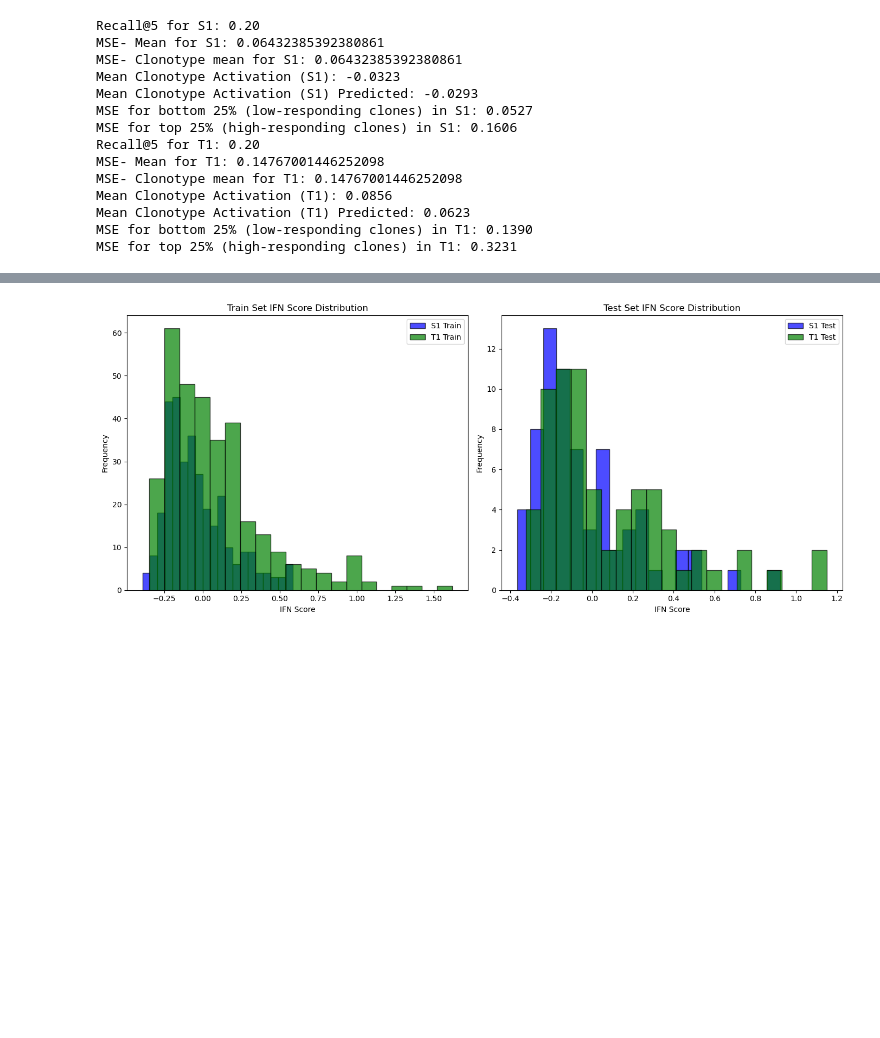
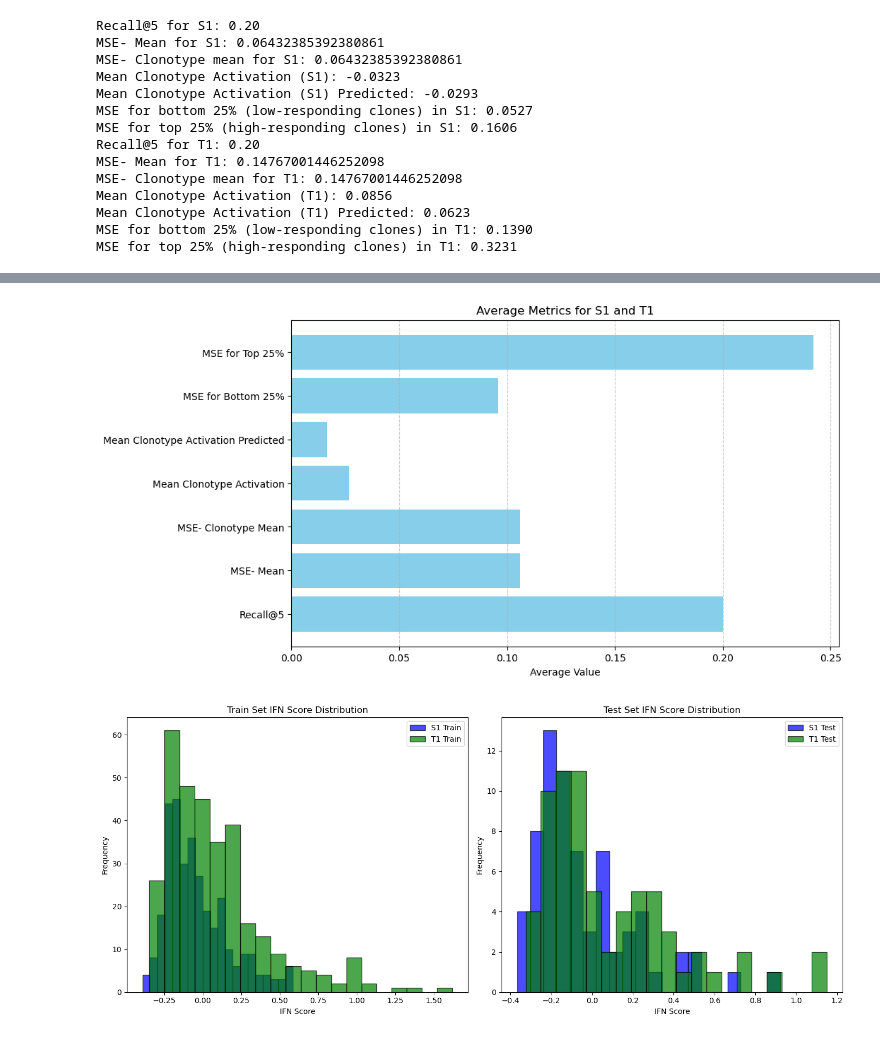
Before and after one commit to SchubertLab/VaccineSimulator, a Jupyter notebook: notebooks/model_notebooks/pipeline_timepoint.ipynb, the cells around one changed output, grey strips where cells are left out. Cells and saved outputs as stored; diff of their text form; code cells hidden in the pictures; blank space fills up the shorter version.

```diff
--- a/notebooks/model_notebooks/pipeline_timepoint.ipynb
+++ b/notebooks/model_notebooks/pipeline_timepoint.ipynb
@@ -530,3 +593,29 @@ MSE for top 25% (high-responding clones) in T1: 0.3231
+# %%
+import matplotlib.pyplot as plt
+import numpy as np
+
+# Data
+categories = [
+    "Recall@5", "MSE- Mean", "MSE- Clonotype Mean",
+    "Mean Clonotype Activation", "Mean Clonotype Activation Predicted",
+    "MSE for Bottom 25%", "MSE for Top 25%"
+]
+
+s1_values = [0.20, 0.0643, 0.0643, -0.0323, -0.0293, 0.0527, 0.1606]
+t1_values = [0.20, 0.1477, 0.1477, 0.0856, 0.0623, 0.1390, 0.3231]
+
+# Compute average values
+average_values = np.mean([s1_values, t1_values], axis=0)
+
+# Plot
+plt.figure(figsize=(10, 6))
+plt.barh(categories, average_values, color='skyblue')
+plt.xlabel("Average Value")
+plt.title("Average Metrics for S1 and T1")
+plt.grid(axis="x", linestyle="--", alpha=0.7)
+plt.show()
+# %% [output]
+[figure, added]
 # %%
 # plot the IFN score for train and  test subset
 import matplotlib.pyplot as plt
```
Also changed, not shown: parts of 3 cells of this notebook, 1 other file.
